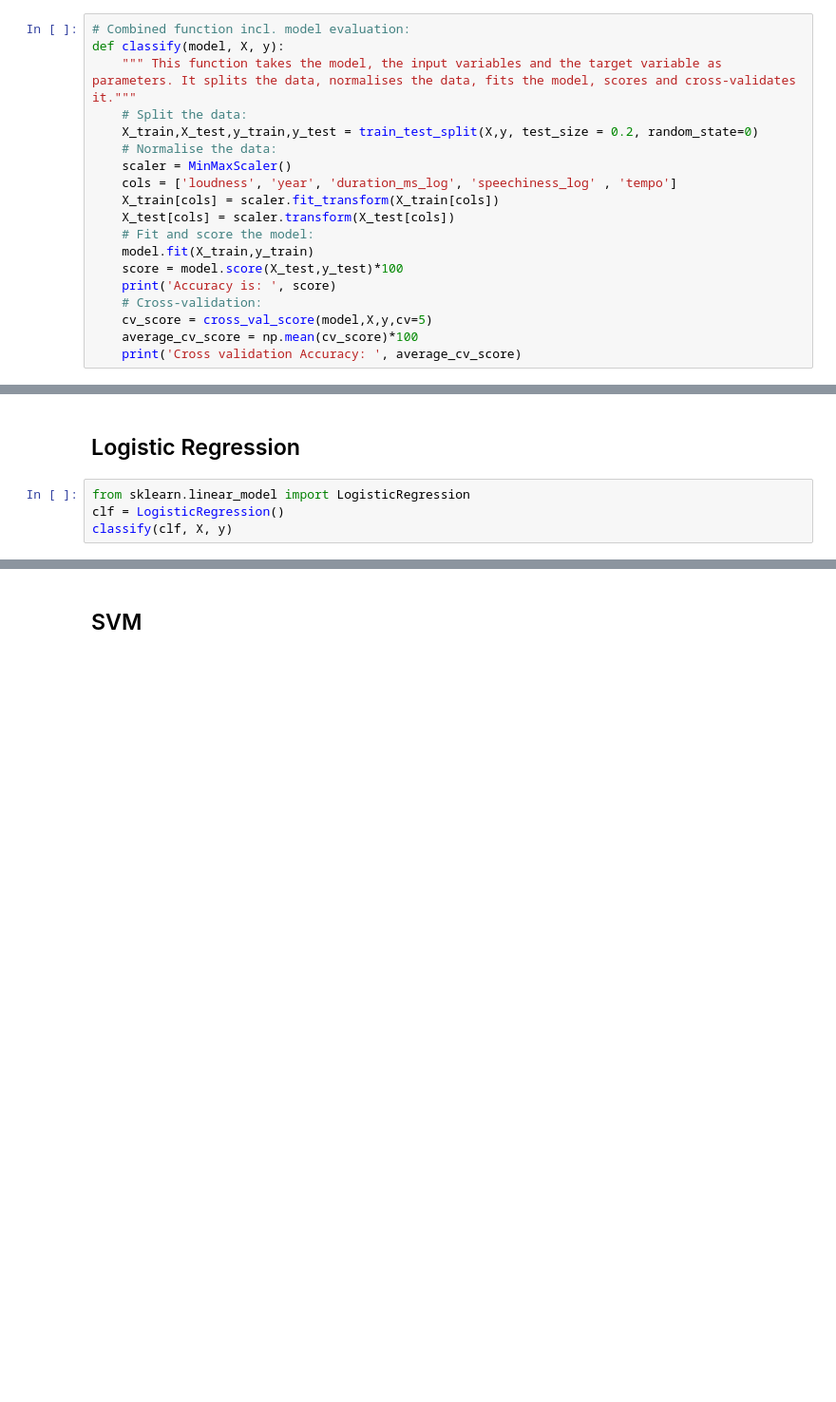
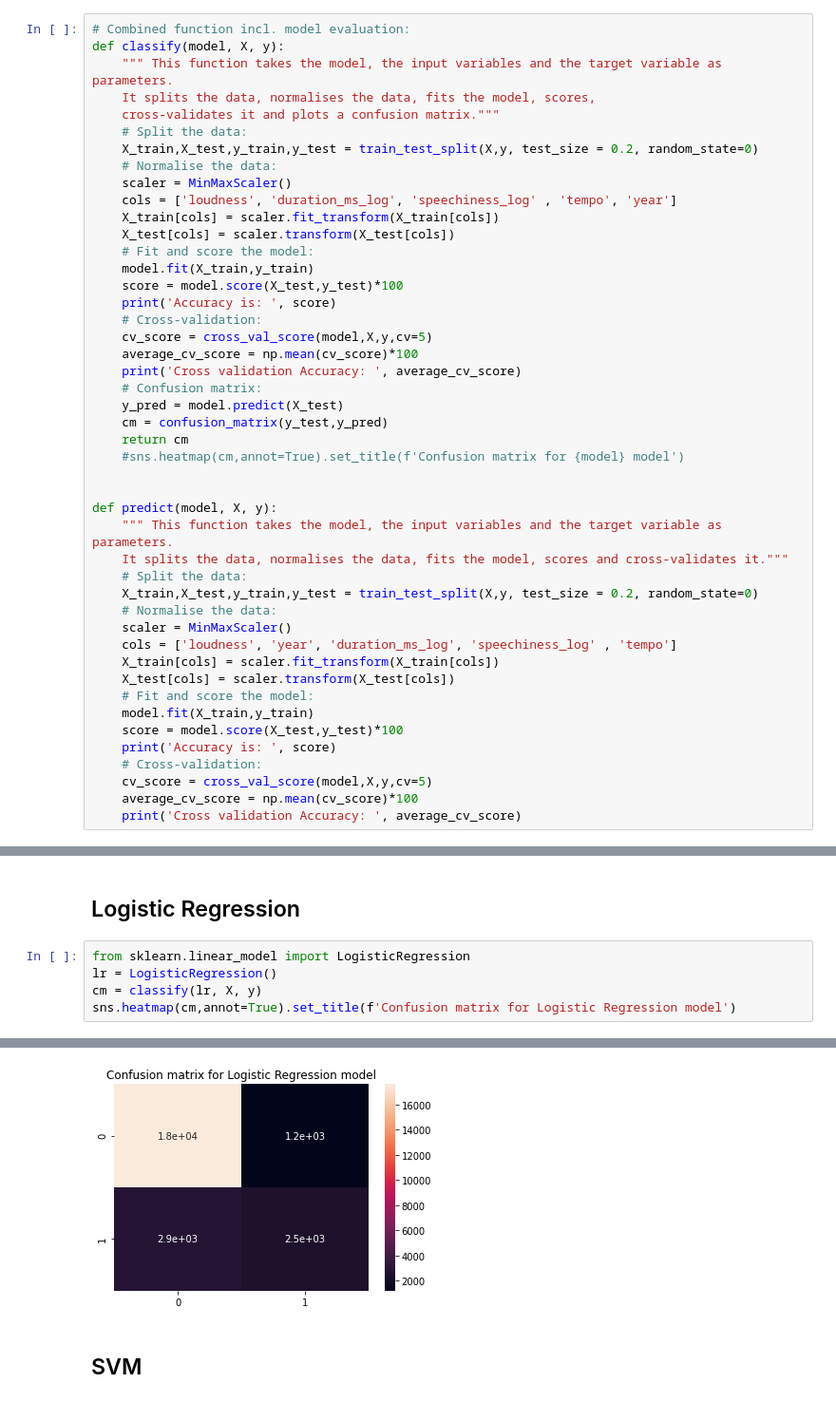
Before and after one commit to maing-rv/python_cw, a Jupyter notebook: python_cw.ipynb, the cells around one changed output, grey strips where cells are left out. Shown: that part at 95% size. Cells and saved outputs as stored; diff of their text form; blank space fills up the shorter version.

```diff
--- a/python_cw.ipynb
+++ b/python_cw.ipynb
@@ -965,7 +687,34 @@ from sklearn.model_selection import cross_val_score
 # %%
 # Combined function incl. model evaluation:
 def classify(model, X, y):
-    """ This function takes the model, the input variables and the target variable as parameters. It splits the data, normalises the data, fits the model, scores and cross-validates it."""
+    """ This function takes the model, the input variables and the target variable as parameters.
+    It splits the data, normalises the data, fits the model, scores,
+    cross-validates it and plots a confusion matrix."""
+    # Split the data:
+    X_train,X_test,y_train,y_test = train_test_split(X,y, test_size = 0.2, random_state=0)
+    # Normalise the data:
+    scaler = MinMaxScaler()
+    cols = ['loudness', 'duration_ms_log', 'speechiness_log' , 'tempo', 'year']
+    X_train[cols] = scaler.fit_transform(X_train[cols])
+    X_test[cols] = scaler.transform(X_test[cols])
+    # Fit and score the model:
+    model.fit(X_train,y_train)
+    score = model.score(X_test,y_test)*100
+    print('Accuracy is: ', score)
+    # Cross-validation:
+    cv_score = cross_val_score(model,X,y,cv=5)
+    average_cv_score = np.mean(cv_score)*100
+    print('Cross validation Accuracy: ', average_cv_score)
+    # Confusion matrix:
+    y_pred = model.predict(X_test)
+    cm = confusion_matrix(y_test,y_pred)
+    return cm
+    #sns.heatmap(cm,annot=True).set_title(f'Confusion matrix for {model} model')
+
+
+def predict(model, X, y):
+    """ This function takes the model, the input variables and the target variable as parameters.
+    It splits the data, normalises the data, fits the model, scores and cross-validates it."""
     # Split the data:
     X_train,X_test,y_train,y_test = train_test_split(X,y, test_size = 0.2, random_state=0)
     # Normalise the data:
@@ -1017,8 +764,9 @@ Cross validation Accuracy:  17.035131073960212
 ## Logistic Regression
 # %%
 from sklearn.linear_model import LogisticRegression
-clf = LogisticRegression()
-classify(clf, X, y)
+lr = LogisticRegression()
+cm = classify(lr, X, y)
+sns.heatmap(cm,annot=True).set_title(f'Confusion matrix for Logistic Regression model')
 # %% [output]
 A value is trying to be set on a copy of a slice from a DataFrame.
 Try using .loc[row_indexer,col_indexer] = value instead
@@ -1066,3 +815,4 @@ Please also refer to the documentation for alternative solver options:
+[figure, added]
 # %% [markdown]
 ## SVM
 # %%
```
Also changed, not shown: parts of 106 cells of this notebook.
